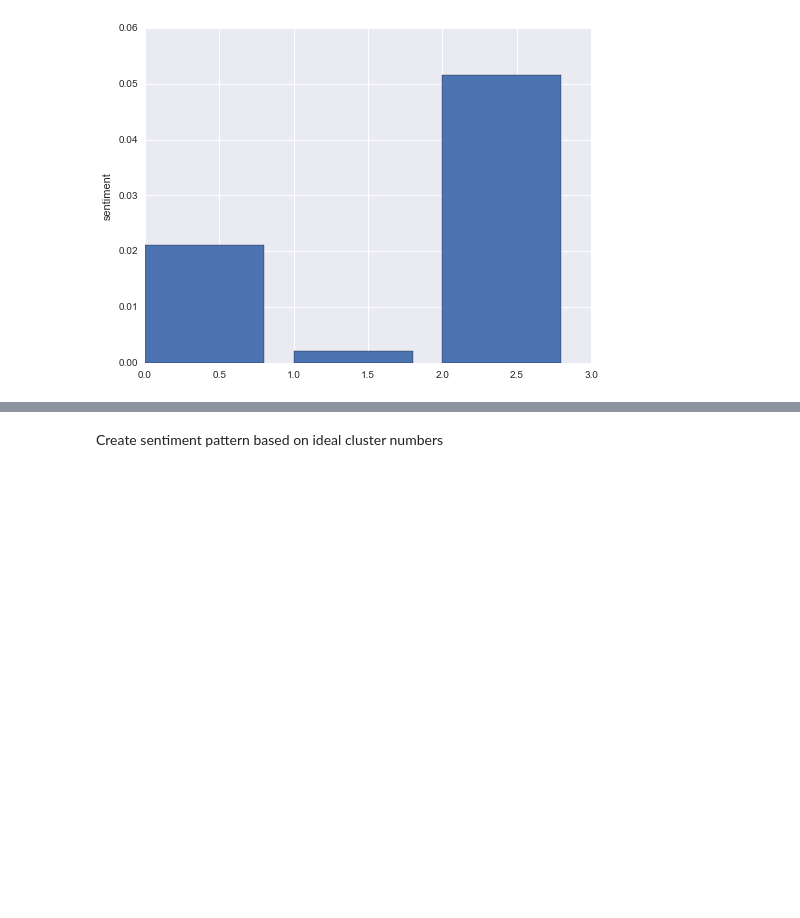
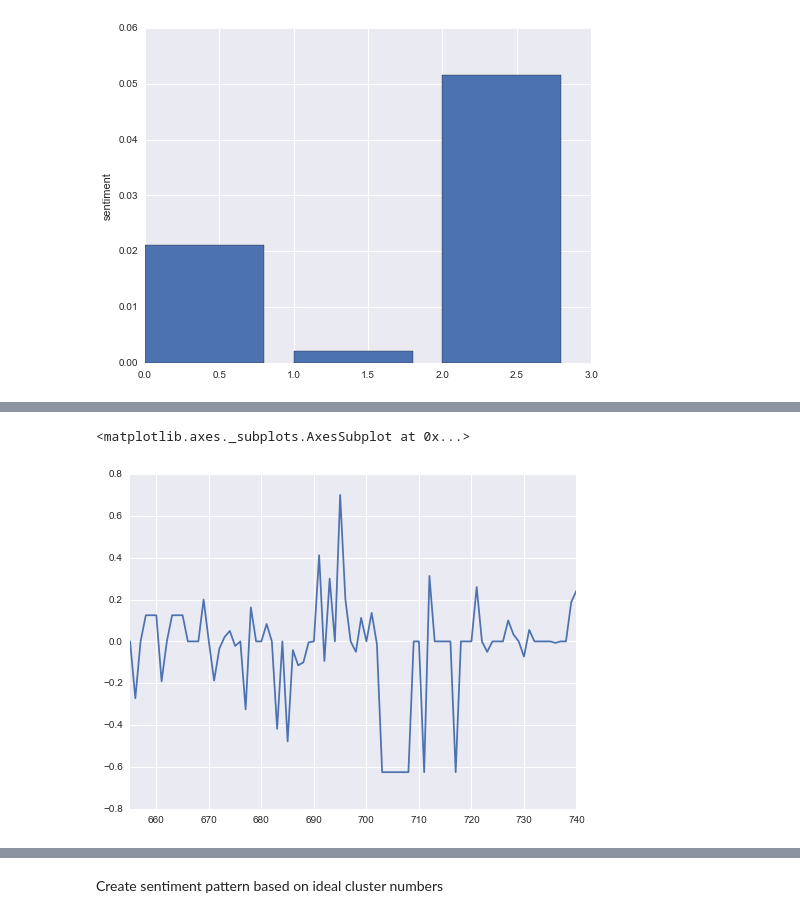
Before and after one commit to ravenruckus/novel_processing, a Jupyter notebook: novel_processing/alice_wonderland.ipynb, the cells around one changed output, grey strips where cells are left out. Saved outputs shown, nothing was run; the diff lists cells and outputs as text; code cells hidden in the pictures; blank space fills up the shorter version.

```diff
--- a/novel_processing/alice_wonderland.ipynb
+++ b/novel_processing/alice_wonderland.ipynb
@@ -556,0 +608,5 @@ plt.show()
+# %%
+df_novel['sentiment'][655:741].plot()
+# %% [output]
+<matplotlib.axes._subplots.AxesSubplot at 0x...>
+[figure, added]
```
Also changed, not shown: parts of 11 cells of this notebook, 18 other files.
